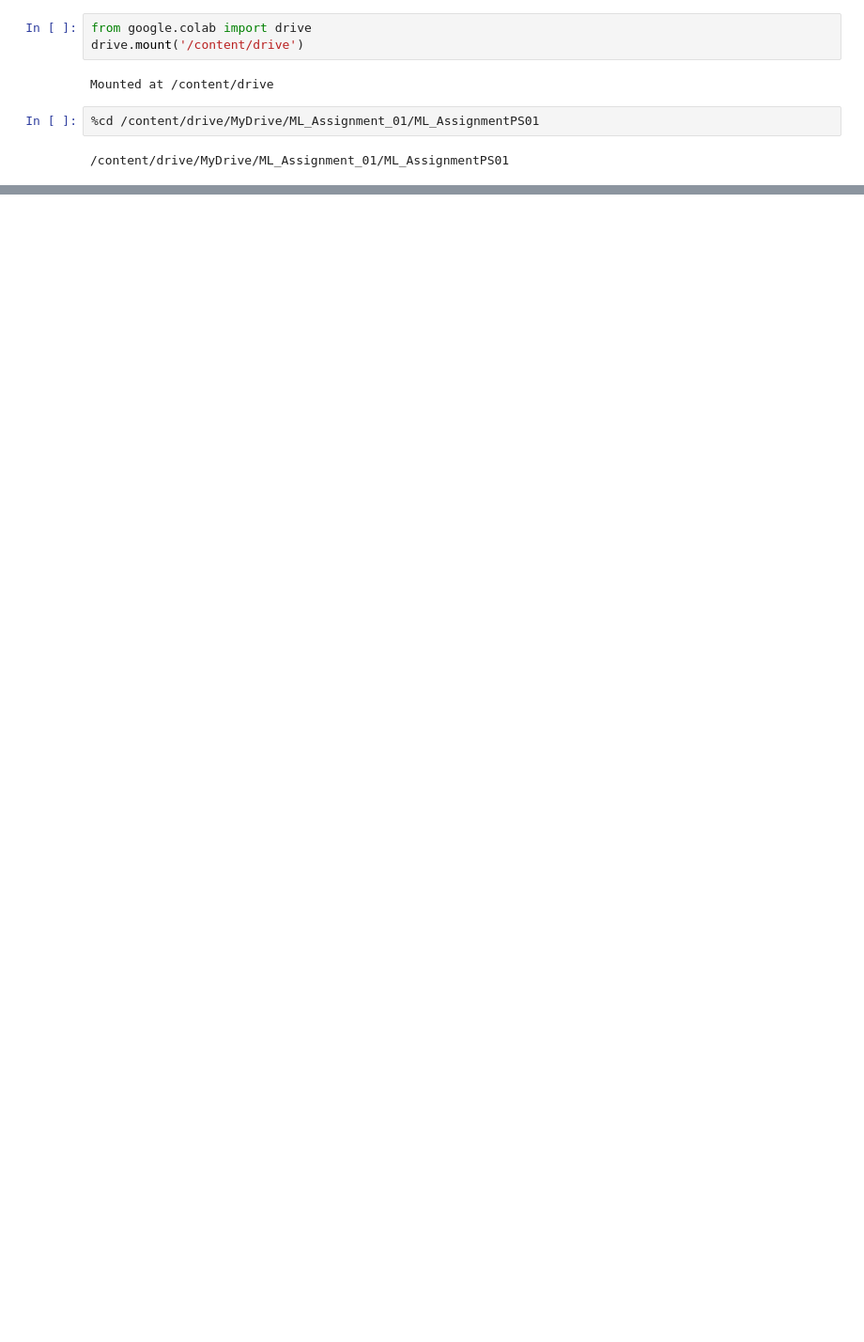
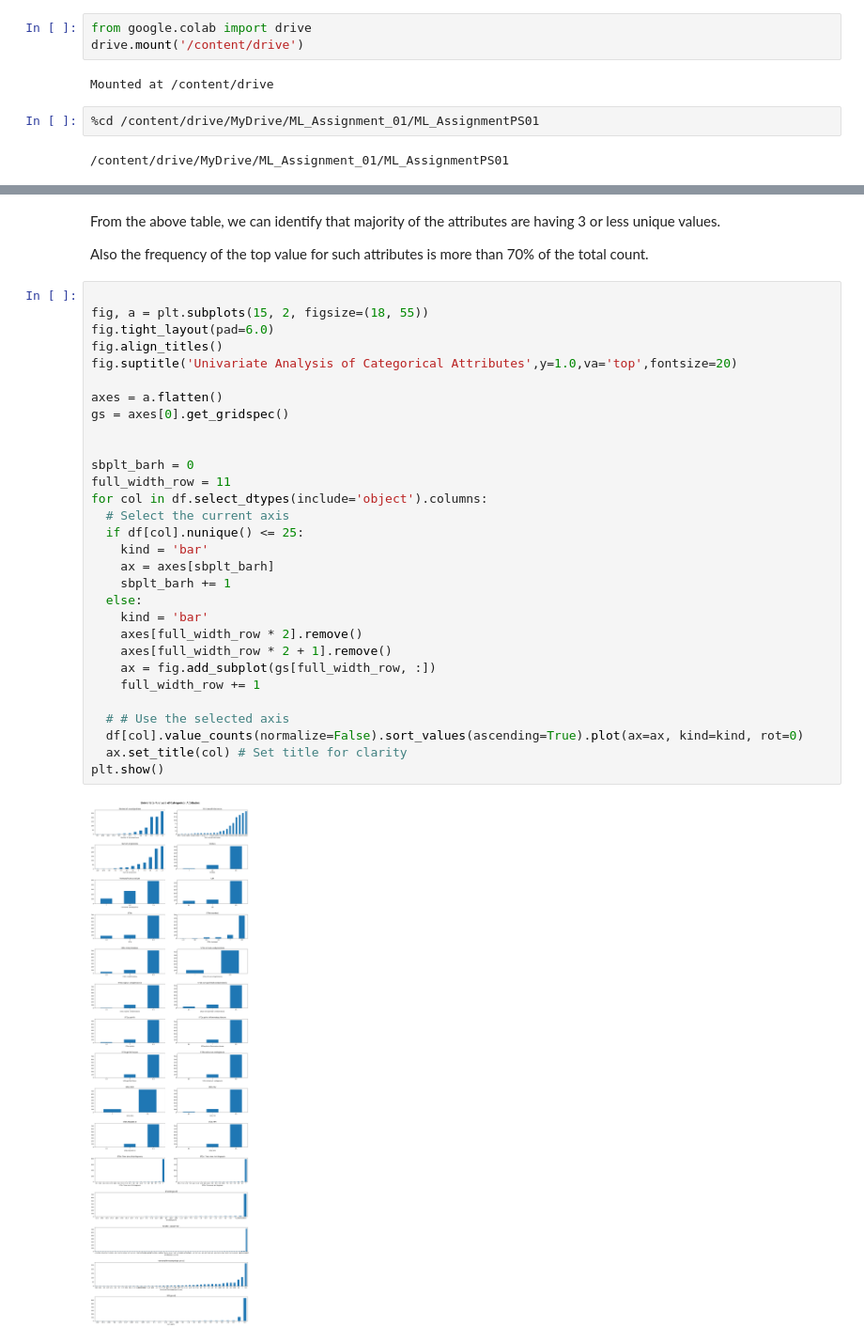
Before and after one commit to mudu89/ML_AssignmentPS01, a Jupyter notebook: 2024DA04200_Problem_Statement_1.ipynb, the cells around one changed output, grey strips where cells are left out. Shown at 94% size. Cells and saved outputs as stored; diff of their text form; blank space fills up the shorter version.

```diff
--- a/2024DA04200_Problem_Statement_1.ipynb
+++ b/2024DA04200_Problem_Statement_1.ipynb
@@ -59,0 +89,36 @@ plt.show()
+# %% [markdown]
+From the above table, we can identify that majority of the attributes are having 3 or less unique values.
+
+Also the frequency of the top value for such attributes is more than 70% of the total count.
+# %%
+
+fig, a = plt.subplots(15, 2, figsize=(18, 55))
+fig.tight_layout(pad=6.0)
+fig.align_titles()
+fig.suptitle('Univariate Analysis of Categorical Attributes',y=1.0,va='top',fontsize=20)
+
+axes = a.flatten()
+gs = axes[0].get_gridspec()
+
+
+sbplt_barh = 0
+full_width_row = 11
+for col in df.select_dtypes(include='object').columns:
+  # Select the current axis
+  if df[col].nunique() <= 25:
+    kind = 'bar'
+    ax = axes[sbplt_barh]
+    sbplt_barh += 1
+  else:
+    kind = 'bar'
+    axes[full_width_row * 2].remove()
+    axes[full_width_row * 2 + 1].remove()
+    ax = fig.add_subplot(gs[full_width_row, :])
+    full_width_row += 1
+
+  # # Use the selected axis
+  df[col].value_counts(normalize=False).sort_values(ascending=True).plot(ax=ax, kind=kind, rot=0)
+  ax.set_title(col) # Set title for clarity
+plt.show()
+# %% [output]
+[figure, added]
```
Also changed, not shown: parts of 16 cells of this notebook.
